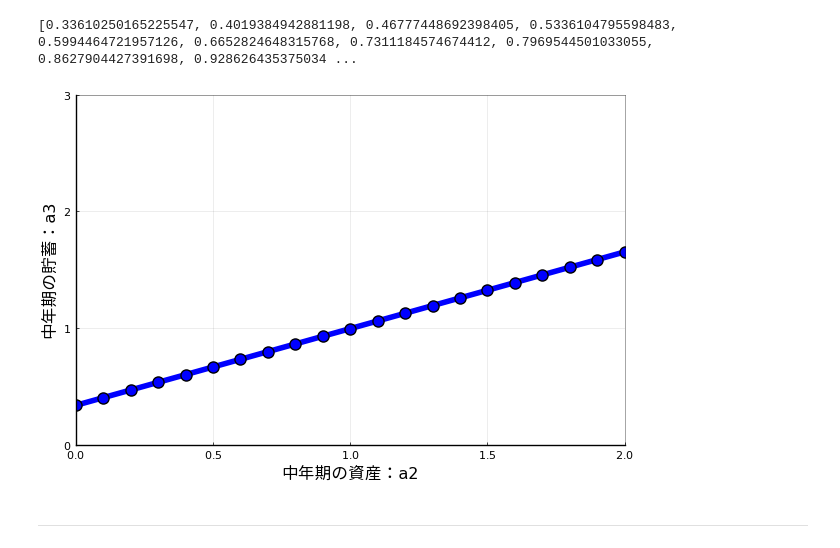
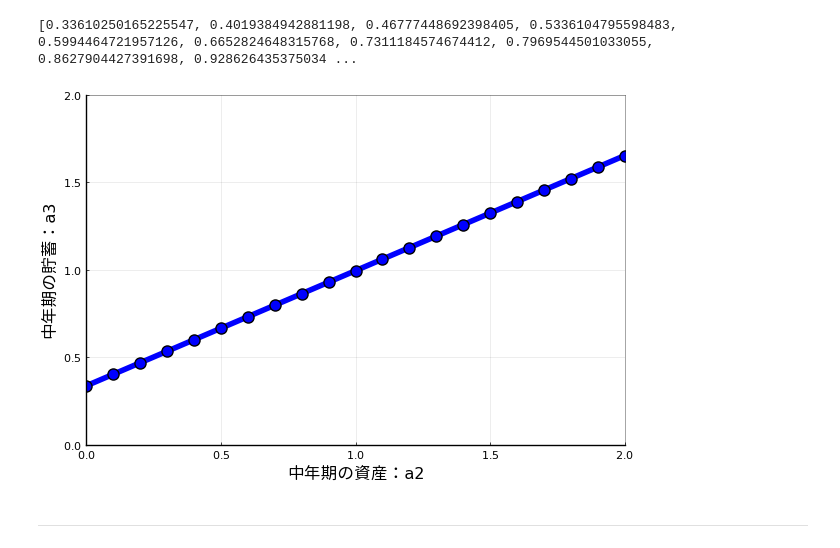
Before and after one commit to quant-macro-book/chapter2, a Jupyter notebook: Julia/Jupyter/quantmacro_chapter2_6.ipynb, the cells around one changed output. Saved outputs shown, nothing was run; the diff lists cells and outputs as text; code cells hidden in the pictures.

```diff
--- a/Julia/Jupyter/quantmacro_chapter2_6.ipynb
+++ b/Julia/Jupyter/quantmacro_chapter2_6.ipynb
@@ -118,25 +118,25 @@ print(a2_nl)
 # %%
 plt = plot(params.grid_a, a2_nl,
     color = :blue,
     marker = :circle,
     legend = :none,
     xlims = (0, 2.0),
-    ylims = (0, 3.0),
+    ylims = (0, 2.0),
     label = ("EGM"),
     xlabel = ("中年期の資産：a2"),
     ylabel = ("中年期の貯蓄：a3"),
     linewidth = 4,
     markersize = 8,
     titlefont = font("HackGen35Nerd", 12),
     guidefont = font("HackGen35Nerd", 12),
     tickfont = font("HackGen35Nerd", 8),
     legend_font_family = ("HackGen35Nerd"),
     legendfontsize = 12,
     framestyle = :semi
 )
 #savefig("../figure/Fig2_pol_three_period23.eps")
 # %% [output]
-[figure, old version]
+[figure, new version]
 # %% [markdown]
 ---
 # %% [markdown]
```
Also changed, not shown: parts of 3 cells of this notebook, 5 other files.
